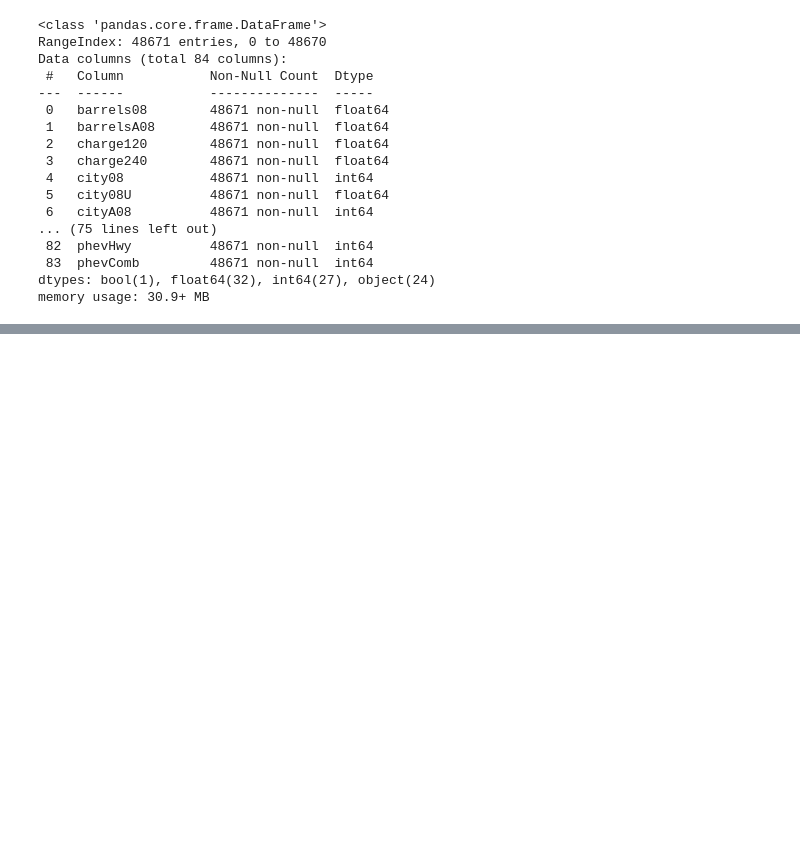
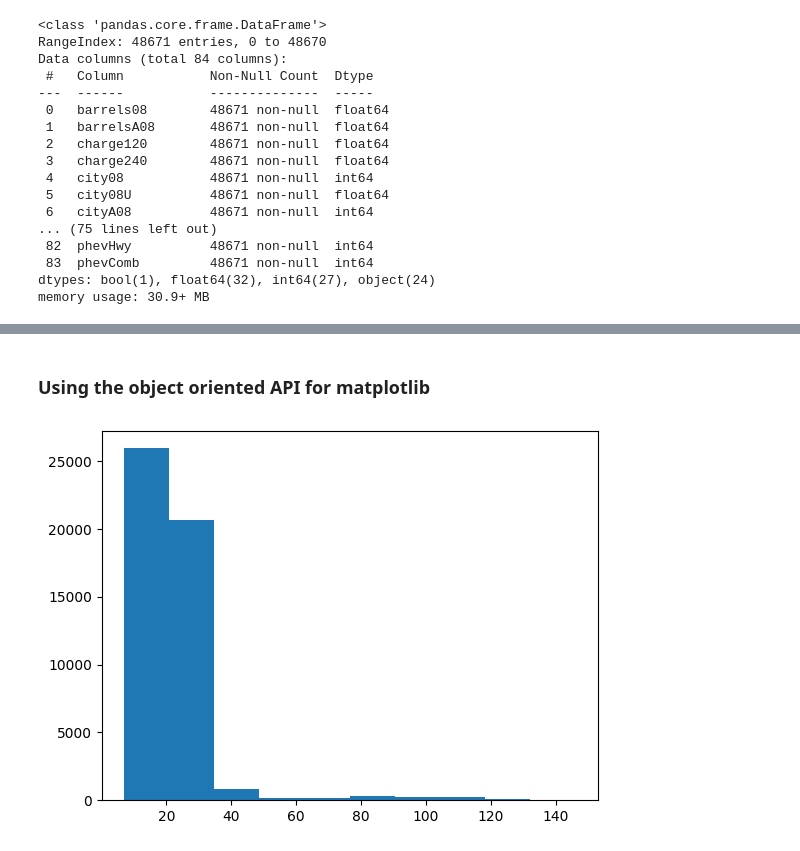
Before and after one commit to pbuller212/python-training, a Jupyter notebook: python-data-visualization/Chapter03.ipynb, the cells around one changed output, grey strips where cells are left out. Cells and saved outputs as stored; diff of their text form; code cells hidden in the pictures; blank space fills up the shorter version.

```diff
--- a/python-data-visualization/Chapter03.ipynb
+++ b/python-data-visualization/Chapter03.ipynb
@@ -44,0 +55,7 @@ memory usage: 30.9+ MB
+# %% [markdown]
+### Using the object oriented API for matplotlib
+# %%
+fig, ax = plt.subplots()
+ax.hist(df['comb08']);
+# %% [output]
+[figure, added]
```
Also changed, not shown: parts of 15 cells of this notebook.
